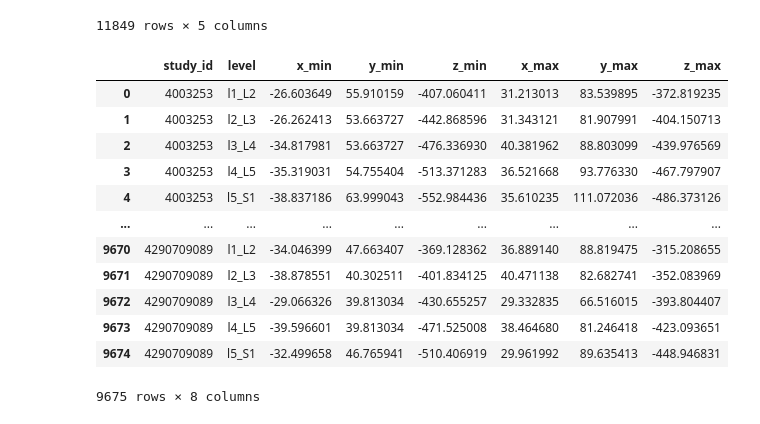
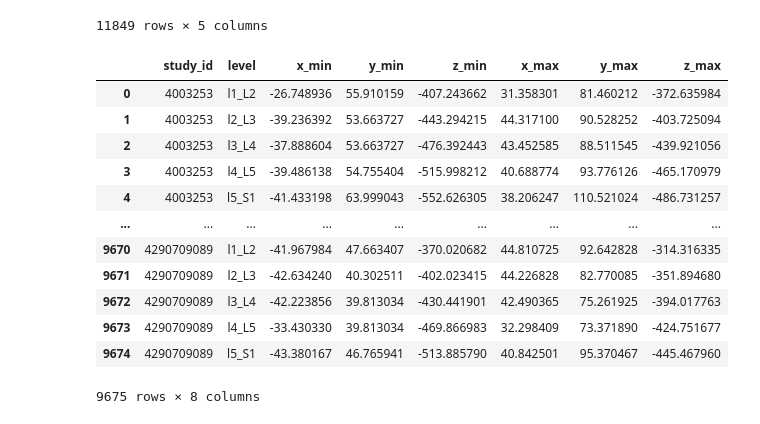
Before and after one commit to IDoCodingStuffs/rsna_2024, a Jupyter notebook: 3d_modeling/notebooks/convert_img_coords_to_patient.ipynb, the cells around one changed output. Saved outputs shown, nothing was run; the diff lists cells and outputs as text; code cells hidden in the pictures.

```diff
--- a/3d_modeling/notebooks/convert_img_coords_to_patient.ipynb
+++ b/3d_modeling/notebooks/convert_img_coords_to_patient.ipynb
@@ -217,47 +217,46 @@ for index, group in patient_coords.groupby("study_id"):
         x_min = np.min(c_pts[:, 0])
         x_max = np.max(c_pts[:, 0])
 
         x_delta = x_max - x_min
-        x_min -= x_delta * 0.05
-        x_max += x_delta * 0.05
+        x_min -= x_delta * 0.1
+        x_max += x_delta * 0.1
 
         # y_max is going to be over the center ys
         # And we're going to get y_min by getting y_min over c_pts and then extending the y_min over center ys
         c_pts_y_min = np.min(c_pts[:, 1])
         c_pts_y_max = np.max(c_pts[:, 1])
 
         y_max = max(pt_0[1], pt_1[1])
         y_min = min(pt_0[1], pt_1[1])
 
         y_max += abs(c_pts_y_max - y_max)
-        y_min += 2 * abs(c_pts_y_max - y_max) / 3
 
         # z_max and z_min will be the same as x_min and x_max
         z_min = np.min(c_pts[:, 2])
         z_max = np.max(c_pts[:, 2])
 
         patient_bounding_boxes_dict["x_min"].append(x_min)
         patient_bounding_boxes_dict["y_min"].append(y_min)
         patient_bounding_boxes_dict["z_min"].append(z_min)
         patient_bounding_boxes_dict["x_max"].append(x_max)
         patient_bounding_boxes_dict["y_max"].append(y_max)
         patient_bounding_boxes_dict["z_max"].append(z_max)
 
 patient_bounding_boxes = pd.DataFrame.from_dict(patient_bounding_boxes_dict)
 patient_bounding_boxes
 # %% [output]
 |  | study_id | level | x_min | y_min | z_min | x_max | y_max | z_max |
-| 0 | 4003253 | l1_L2 | -26.603649 | 55.910159 | -407.060411 | 31.213013 | 83.539895 | -372.819235 |
-| 1 | 4003253 | l2_L3 | -26.262413 | 53.663727 | -442.868596 | 31.343121 | 81.907991 | -404.150713 |
-| 2 | 4003253 | l3_L4 | -34.817981 | 53.663727 | -476.336930 | 40.381962 | 88.803099 | -439.976569 |
-| 3 | 4003253 | l4_L5 | -35.319031 | 54.755404 | -513.371283 | 36.521668 | 93.776330 | -467.797907 |
-| 4 | 4003253 | l5_S1 | -38.837186 | 63.999043 | -552.984436 | 35.610235 | 111.072036 | -486.373126 |
+| 0 | 4003253 | l1_L2 | -26.748936 | 55.910159 | -407.243662 | 31.358301 | 81.460212 | -372.635984 |
+| 1 | 4003253 | l2_L3 | -39.236392 | 53.663727 | -443.294215 | 44.317100 | 90.528252 | -403.725094 |
+| 2 | 4003253 | l3_L4 | -37.888604 | 53.663727 | -476.392443 | 43.452585 | 88.511545 | -439.921056 |
+| 3 | 4003253 | l4_L5 | -39.486138 | 54.755404 | -515.998212 | 40.688774 | 93.776126 | -465.170979 |
+| 4 | 4003253 | l5_S1 | -41.433198 | 63.999043 | -552.626305 | 38.206247 | 110.521024 | -486.731257 |
 | ... | ... | ... | ... | ... | ... | ... | ... | ... |
-| 9670 | 4290709089 | l1_L2 | -34.046399 | 47.663407 | -369.128362 | 36.889140 | 88.819475 | -315.208655 |
-| 9671 | 4290709089 | l2_L3 | -38.878551 | 40.302511 | -401.834125 | 40.471138 | 82.682741 | -352.083969 |
-| 9672 | 4290709089 | l3_L4 | -29.066326 | 39.813034 | -430.655257 | 29.332835 | 66.516015 | -393.804407 |
-| 9673 | 4290709089 | l4_L5 | -39.596601 | 39.813034 | -471.525008 | 38.464680 | 81.246418 | -423.093651 |
-| 9674 | 4290709089 | l5_S1 | -32.499658 | 46.765941 | -510.406919 | 29.961992 | 89.635413 | -448.946831 |
+| 9670 | 4290709089 | l1_L2 | -41.967984 | 47.663407 | -370.020682 | 44.810725 | 92.642828 | -314.316335 |
+| 9671 | 4290709089 | l2_L3 | -42.634240 | 40.302511 | -402.023415 | 44.226828 | 82.770085 | -351.894680 |
+| 9672 | 4290709089 | l3_L4 | -42.223856 | 39.813034 | -430.441901 | 42.490365 | 75.261925 | -394.017763 |
+| 9673 | 4290709089 | l4_L5 | -33.430330 | 39.813034 | -469.866983 | 32.298409 | 73.371890 | -424.751677 |
+| 9674 | 4290709089 | l5_S1 | -43.380167 | 46.765941 | -513.885790 | 40.842501 | 95.370467 | -445.467960 |
 9675 rows × 8 columns
 # %%
 patient_bounding_boxes.to_csv('../../data/SpineNet/bounding_boxes_3d.csv', index=False)
```
Also changed, not shown: 2 other files.
